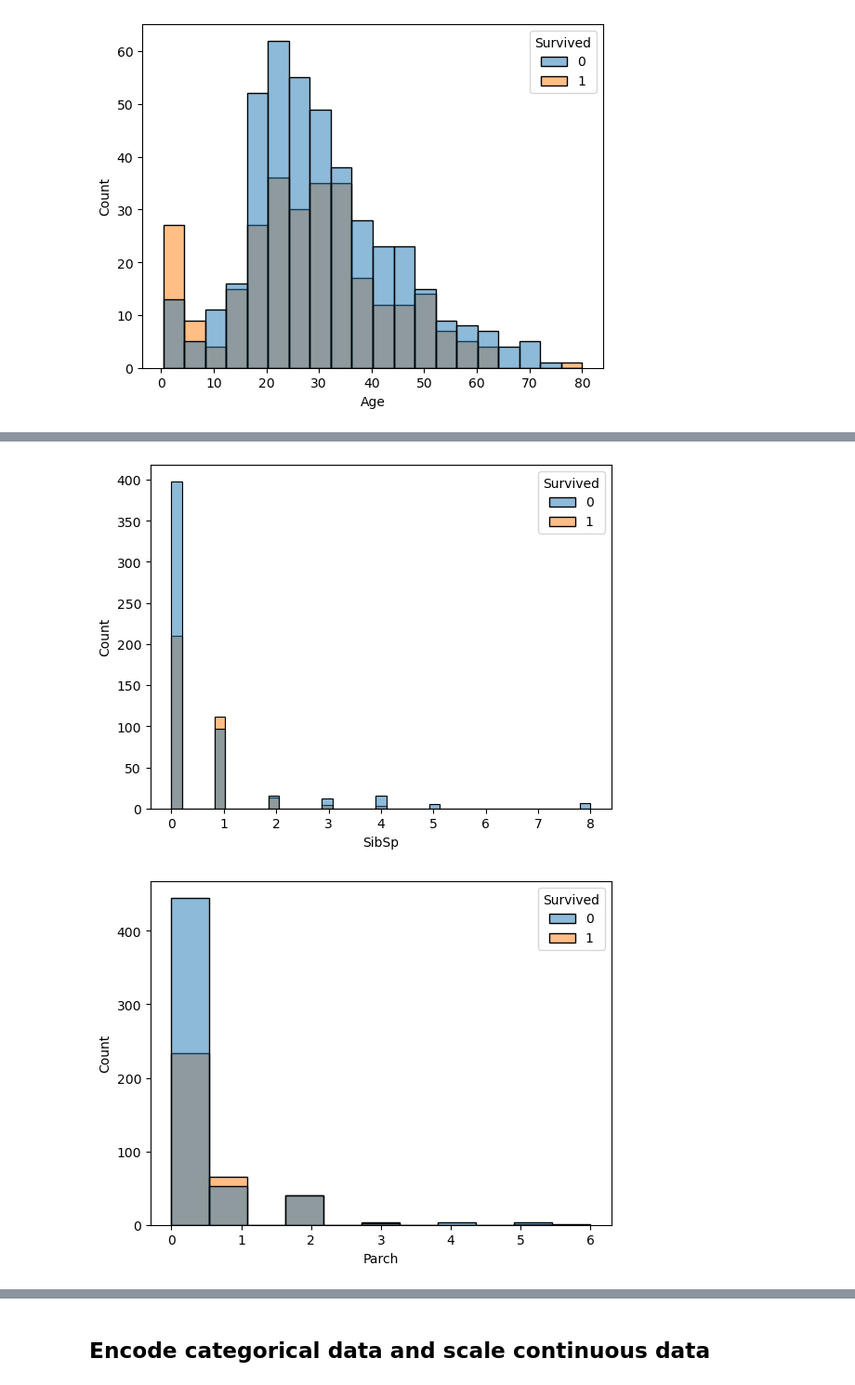
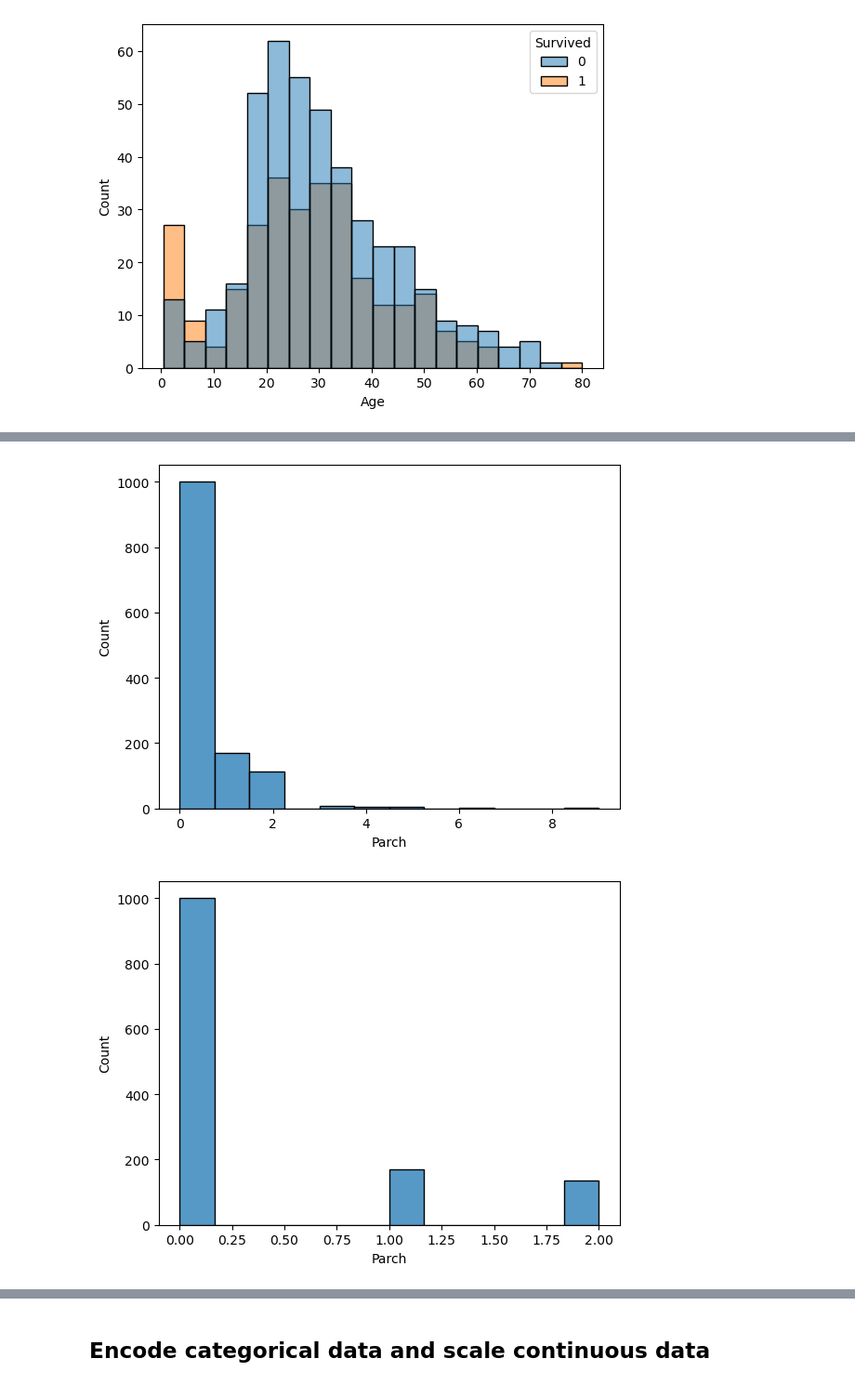
Before and after one commit to VincentC75/Kaggle_Titanic, a Jupyter notebook: Titanic Binary Classifier.ipynb, the cells around one changed output, grey strips where cells are left out. Shown at 93% size. Saved outputs shown, nothing was run; the diff lists cells and outputs as text; code cells hidden in the pictures.

```diff
--- a/Titanic Binary Classifier.ipynb
+++ b/Titanic Binary Classifier.ipynb
@@ -130,7 +183,7 @@ imp_embarked = SimpleImputer(missing_values=np.nan, strategy='most_frequent')
 imp_embarked.fit(X_all.Embarked.values.reshape(-1,1))
 X_all.Embarked = imp_embarked.transform(X_all.Embarked.values.reshape(-1,1))
 # %%
-imp_fare = SimpleImputer(missing_values=np.nan, strategy='mean')
+imp_fare = SimpleImputer(missing_values=np.nan, strategy='median')
 imp_fare.fit(X_all.Fare.values.reshape(-1,1))
 X_all.Fare = imp_fare.transform(X_all.Fare.values.reshape(-1,1))
 # %%
@@ -162,0 +329,3 @@ _ = sns.countplot(x='Sex', hue='Survived', data=train_data)
+# %%
+#X_all['logfare'] = np.log(X_all['Fare'] + 1)
+X_all['Fare'] = X_all['Fare'].map(lambda x: np.log(x) if x > 0 else 0)
@@ -166,0 +380,2 @@ _ = sns.countplot(x='Embarked', hue='Survived', data=train_data)
+# %%
+X_all.loc[X_all['SibSp'] >= 2,'SibSp'] = 2
@@ -176,8 +431,10 @@ sns.histplot(x='Fare', hue='Survived', data=train_data)
 # %%
-_ = sns.histplot(x='SibSp', hue='Survived', data=train_data)
+_ = sns.histplot(x='Parch', data=X_all)
 # %% [output]
-[figure, old version]
+[figure, new version]
+# %%
+X_all.loc[X_all['Parch'] >= 2,'Parch'] = 2
 # %%
-_ = sns.histplot(x='Parch', hue='Survived', data=train_data)
+_ = sns.histplot(x='Parch', data=X_all)
 # %% [output]
-[figure, old version]
+[figure, new version]
```
Also changed, not shown: parts of 73 cells of this notebook.
